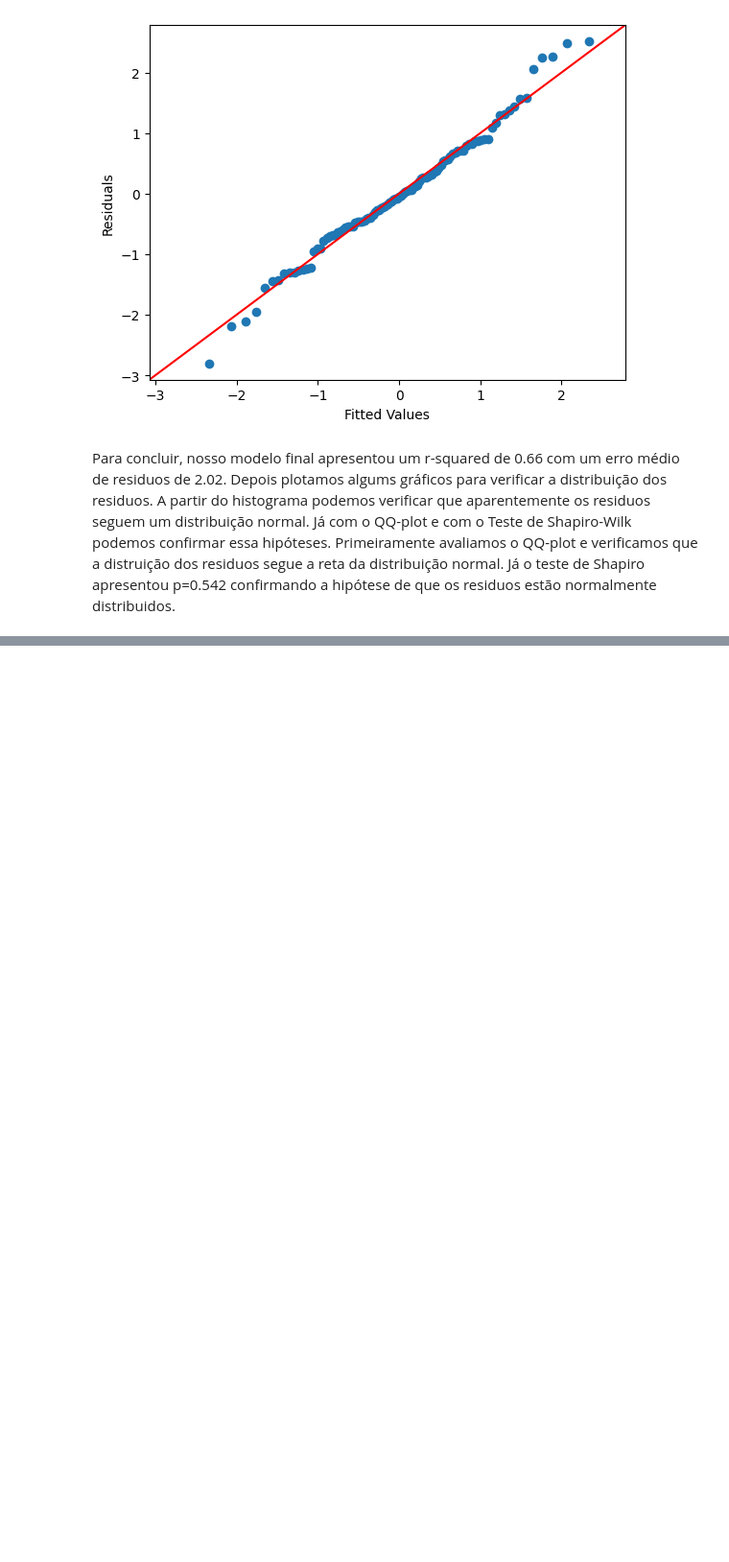
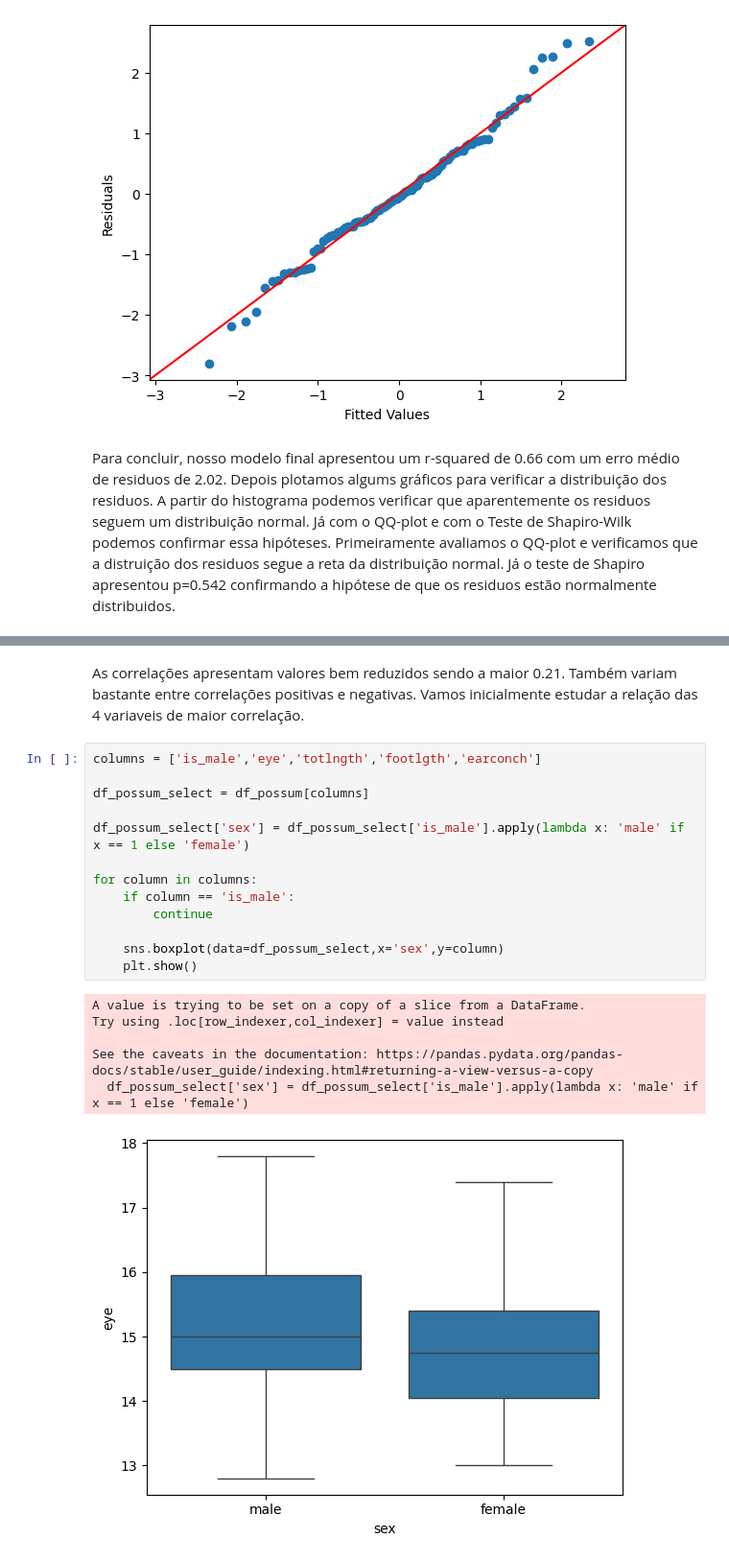
Before and after one commit to gabriel-victor933/project-applications-linear-regression, a Jupyter notebook: main.ipynb, the cells around one changed output, grey strips where cells are left out. Shown at 96% size. Cells and saved outputs as stored; diff of their text form; blank space fills up the shorter version.

```diff
--- a/main.ipynb
+++ b/main.ipynb
@@ -277,0 +312,22 @@ Para concluir, nosso modelo final apresentou um r-squared de 0.66 com um erro m
+# %% [markdown]
+As correlações apresentam valores bem reduzidos sendo a maior 0.21. Também variam bastante entre correlações positivas e negativas. Vamos inicialmente estudar a relação das 4 variaveis de maior correlação.
+# %%
+columns = ['is_male','eye','totlngth','footlgth','earconch']
+
+df_possum_select = df_possum[columns]
+
+df_possum_select['sex'] = df_possum_select['is_male'].apply(lambda x: 'male' if x == 1 else 'female')
+
+for column in columns:
+    if column == 'is_male':
+        continue
+
+    sns.boxplot(data=df_possum_select,x='sex',y=column)
+    plt.show()
+# %% [output]
+A value is trying to be set on a copy of a slice from a DataFrame.
+Try using .loc[row_indexer,col_indexer] = value instead
+
+See the caveats in the documentation: https://pandas.pydata.org/pandas-docs/stable/user_guide/indexing.html#returning-a-view-versus-a-copy
+  df_possum_select['sex'] = df_possum_select['is_male'].apply(lambda x: 'male' if x == 1 else 'female')
+[figure, added]
```
Also changed, not shown: parts of 26 cells of this notebook, 2 other files.
